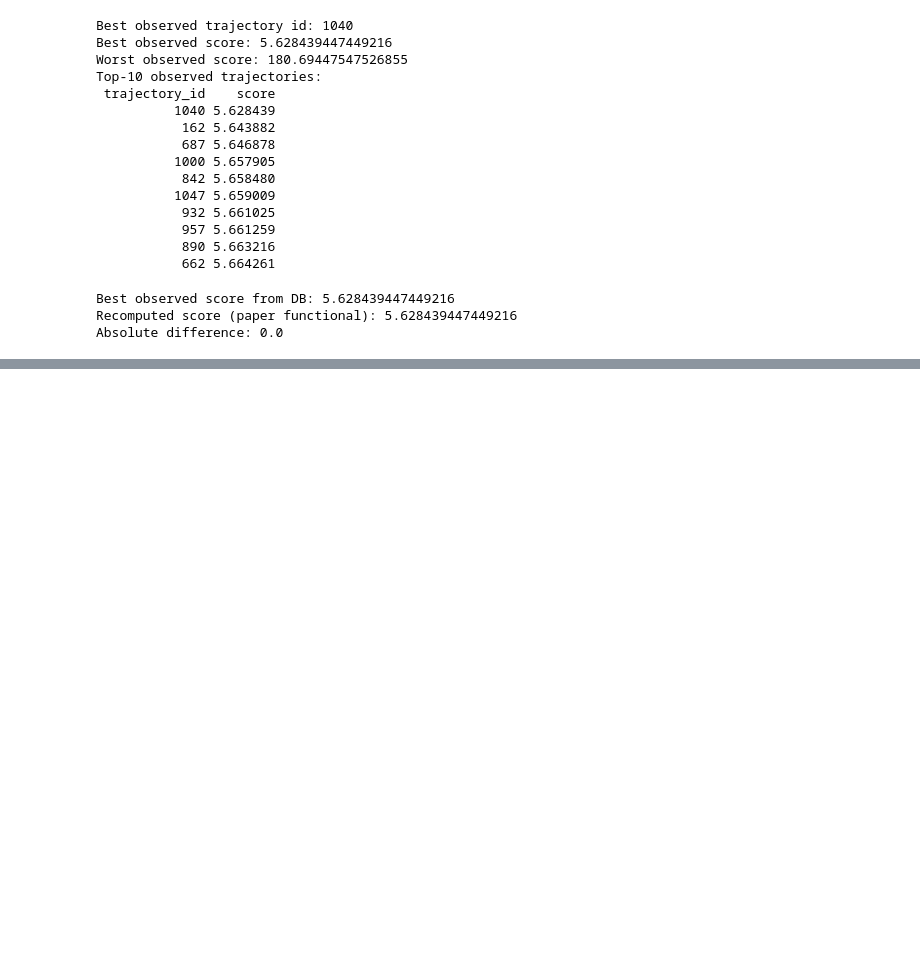
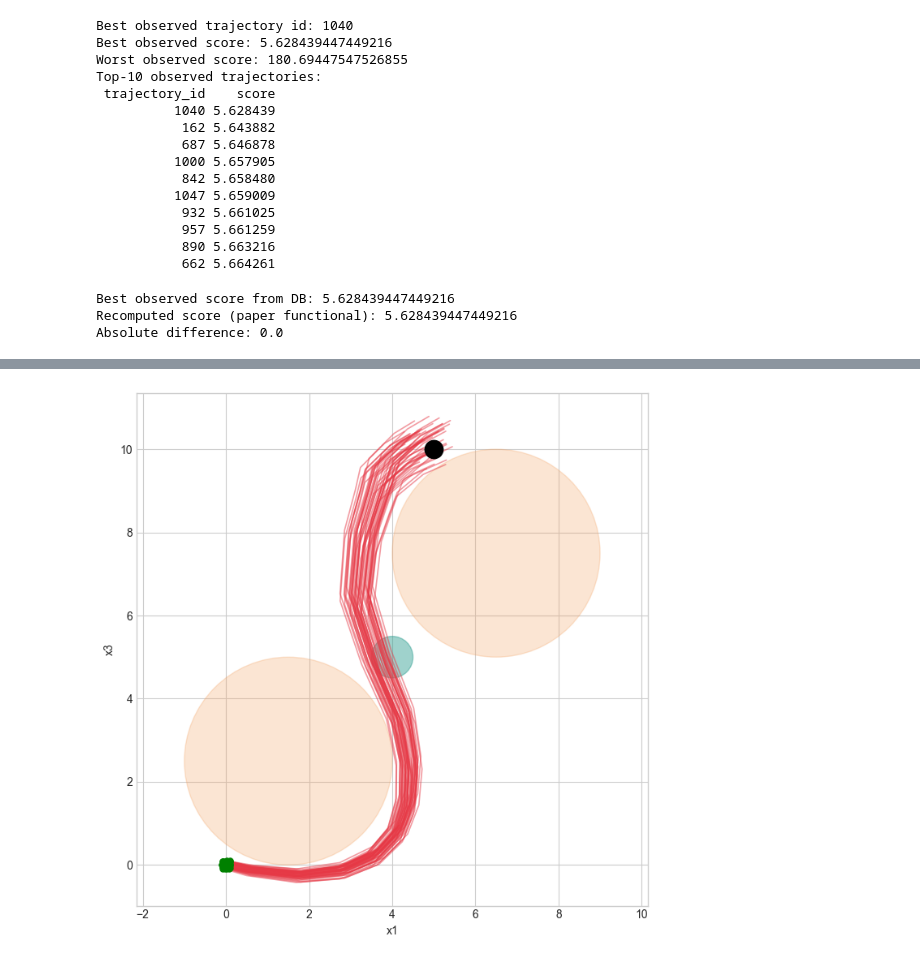
Before and after one commit to mkorobovv/mai-final-project, a Jupyter notebook: research/notebooks/01_single_trajectory.ipynb, the cells around one changed output, grey strips where cells are left out. Drawn from its saved outputs; the diff is of its cells as text; code cells hidden in the pictures; blank space fills up the shorter version.

```diff
--- a/research/notebooks/01_single_trajectory.ipynb
+++ b/research/notebooks/01_single_trajectory.ipynb
@@ -161,11 +196,11 @@ plt.show()
 from dynamics import anneal_bundle
 
 eps = 0.1
-rng = np.random.default_rng(42)
+rng = np.random.default_rng(28)
 x0_base = np.zeros(6)
 initial_states = x0_base + rng.uniform(-eps, eps, size=(50, 6))  # S=50
 
-best_u, best_j, trace = anneal_bundle(initial_states, best_u_opt, cfg, seed=42)
+best_u, best_j, trace = anneal_bundle(initial_states, best_u_opt, cfg, seed=28)
 # %%
 print(f"J среднее по пучку = {best_j:.4f}")
 # %% [output]
@@ -185,28 +220,28 @@ bundle_scores = np.array(bundle_scores)   # (S,)
 # %%
 fig, ax = plt.subplots(figsize=(7, 7))
 
 for X_k in bundle_states:
-    ax.plot(X_k[:, 0], X_k[:, 2], linewidth=1.2, alpha=0.5, color='steelblue')
+    ax.plot(X_k[:, 0], X_k[:, 2], linewidth=1.2, alpha=0.5, color="#E63946")
 
 ax.scatter(initial_states[:, 0], initial_states[:, 2],
-           s=25, color='steelblue', zorder=5, label='начальные состояния')
+           s=25, color="green", zorder=5)
 
 for cyl in cfg.cylinders:
     ax.add_patch(plt.Circle((cyl.x, cyl.z), cyl.radius, color='#F4A261', alpha=0.28))
 
 for wnd in cfg.windows:
     ax.add_patch(plt.Circle((wnd.x, wnd.z), wnd.radius, color='#2A9D8F', alpha=0.45))
 
 ax.scatter([cfg.terminal_state[0]], [cfg.terminal_state[2]],
-           marker='o', s=260, color='black', zorder=6, label='целевая точка')
+           marker='o', s=260, color='black', zorder=6)
 
-ax.set_title('Траектория пучка')
-ax.set_xlabel('$x_1$')
-ax.set_ylabel('$x_3$')
+ax.set_xlabel('x1')
+ax.set_ylabel('x3')
 ax.axis('equal')
-ax.legend(loc='upper left')
 plt.tight_layout()
 plt.show()
+# %% [output]
+[figure, added]
 # %%
 control_names  = ['$u_1$ — φ (крен)', '$u_2$ — θ (тангаж)',
                   '$u_3$ — ψ (рыскание)',  '$u_4$ — тяга']
```
Also changed, not shown: parts of 9 cells of this notebook, 4 other files.
